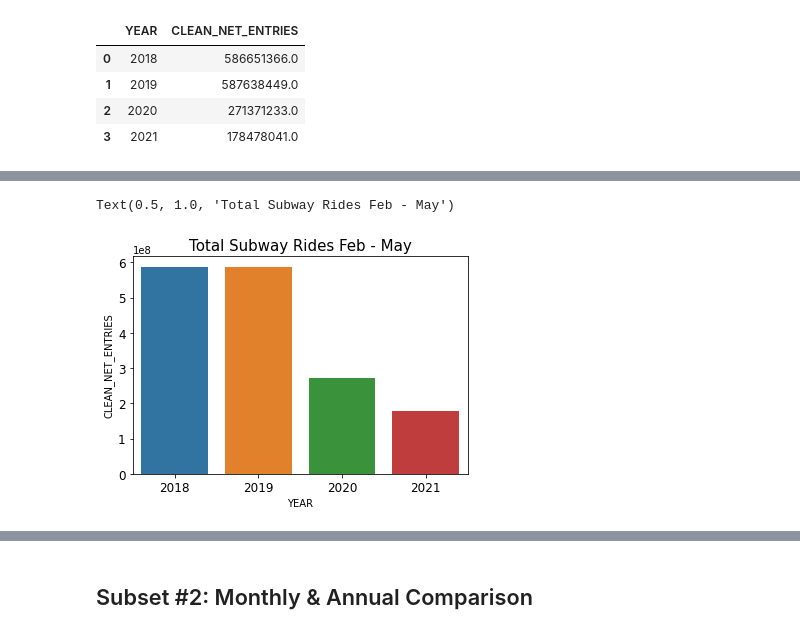
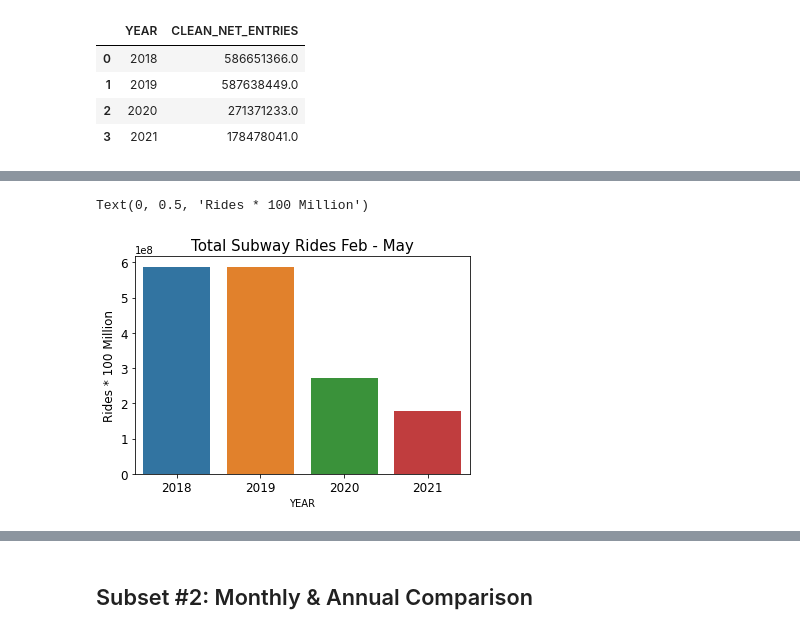
Before and after one commit to Franchalanche/MTA_Turnstile_Data_2018_2021, a Jupyter notebook: MTA Data Project 1 - Cleaned Data Exploration for Project - Francesca Piccorelli.ipynb, the cells around one changed output, grey strips where cells are left out. Drawn from its saved outputs; the diff is of its cells as text; code cells hidden in the pictures.

```diff
--- a/MTA Data Project 1 - Cleaned Data Exploration for Project - Francesca Piccorelli.ipynb
+++ b/MTA Data Project 1 - Cleaned Data Exploration for Project - Francesca Piccorelli.ipynb
@@ -141,8 +171,9 @@ annual_df
 # %%
 sns.barplot(x = "YEAR", y = "CLEAN_NET_ENTRIES",data = annual_df)
 plt.xticks(fontsize=12)
 plt.yticks(fontsize=12)
 plt.title("Total Subway Rides Feb - May",fontsize=15)
+plt.ylabel("Rides * 100 Million",fontsize = 12)
 # %% [output]
-Text(0.5, 1.0, 'Total Subway Rides Feb - May')
+Text(0, 0.5, 'Rides * 100 Million')
-[figure, old version]
+[figure, new version]
```
Also changed, not shown: parts of 6 cells of this notebook, 2 other files.
